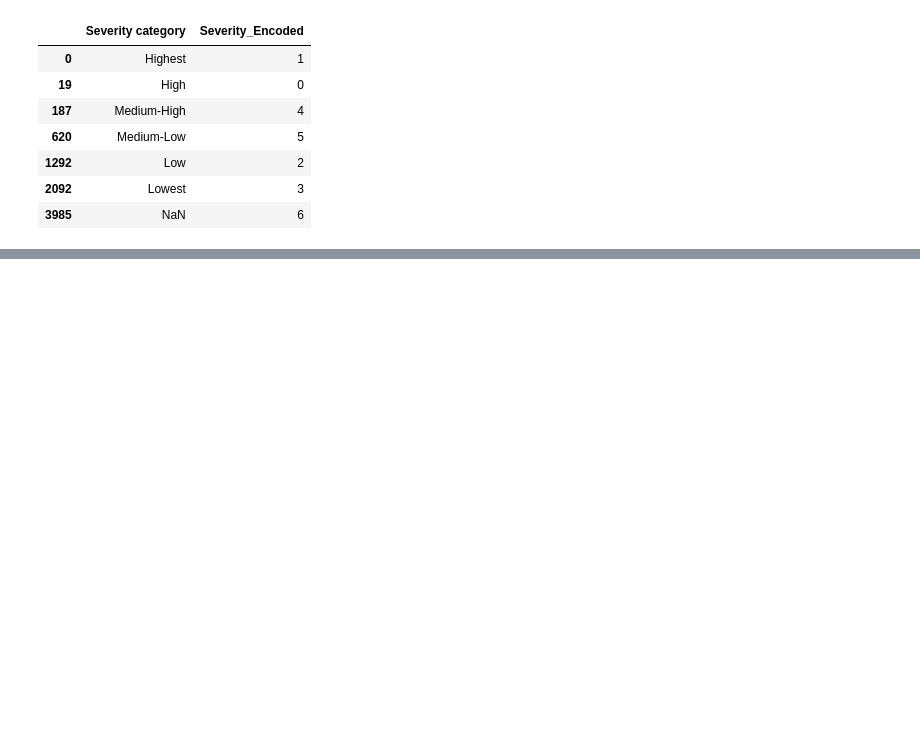
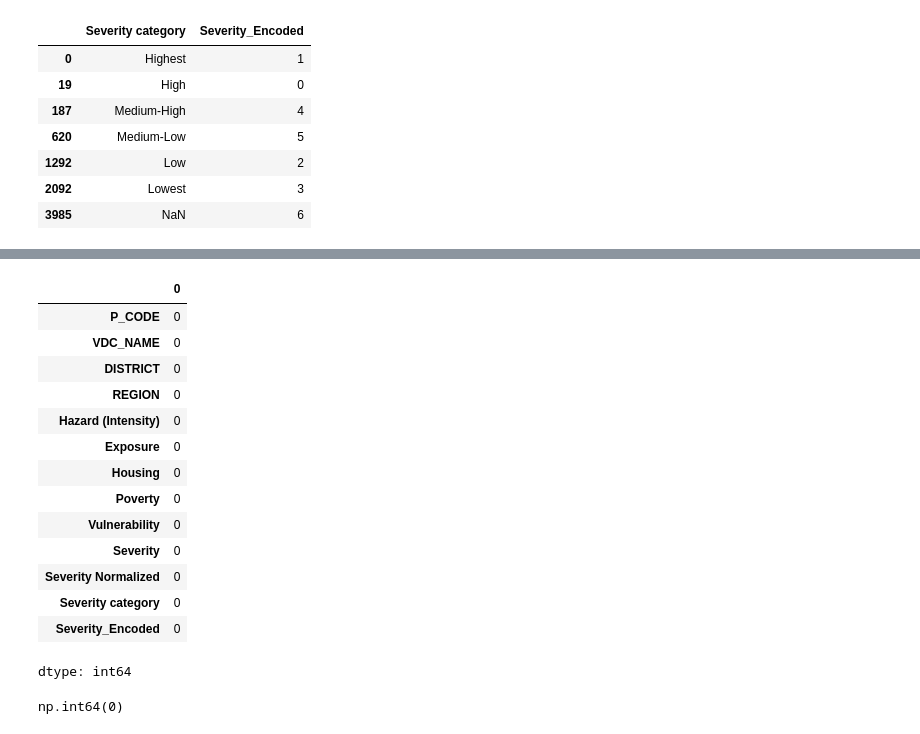
Before and after one commit to Prasamsha0/Earthquake-Damage-prediction, a Jupyter notebook: ML1.ipynb, the cells around one changed output, grey strips where cells are left out. Cells and saved outputs as stored; diff of their text form; code cells hidden in the pictures; blank space fills up the shorter version.

```diff
--- a/ML1.ipynb
+++ b/ML1.ipynb
@@ -98,0 +121,22 @@ df[['Severity category', 'Severity_Encoded']].drop_duplicates()
+# %%
+df.isnull().sum()
+# %% [output]
+|  | 0 |
+| P_CODE | 0 |
+| VDC_NAME | 0 |
+| DISTRICT | 0 |
+| REGION | 0 |
+| Hazard (Intensity) | 0 |
+| Exposure | 0 |
+| Housing | 0 |
+| Poverty | 0 |
+| Vulnerability | 0 |
+| Severity | 0 |
+| Severity Normalized | 0 |
+| Severity category | 0 |
+| Severity_Encoded | 0 |
+dtype: int64
+# %%
+df.duplicated().sum()
+# %% [output]
+np.int64(0)
```
Also changed, not shown: parts of 16 cells of this notebook.
